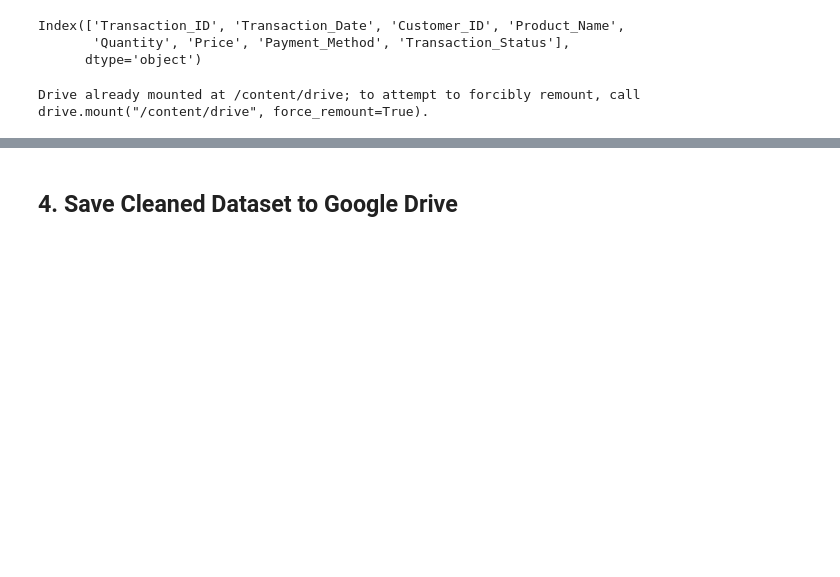
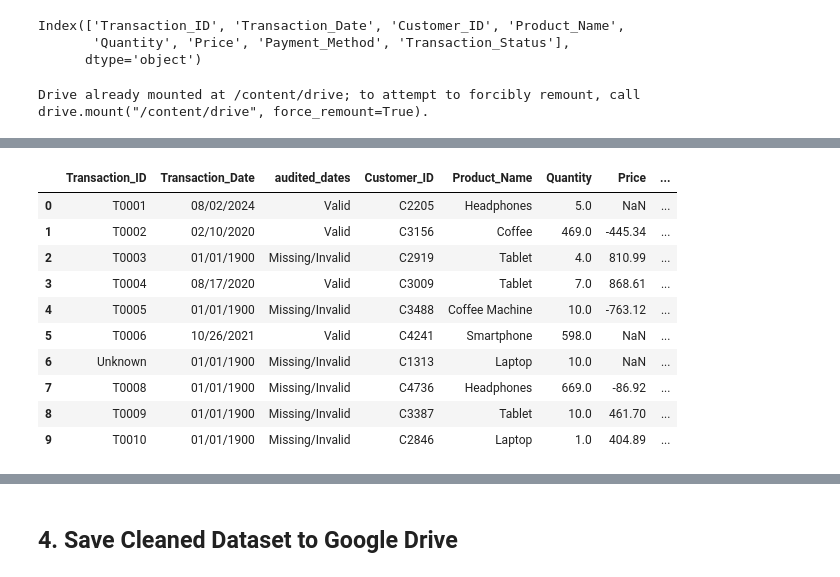
Before and after one commit to Datadog-995/Cleaned-Butcher-Sales-Portfolio, a Jupyter notebook: 7_financial_transactions_final_cleanedi_pynb.ipynb, the cells around one changed output, grey strips where cells are left out. Cells and saved outputs as stored; diff of their text form; code cells hidden in the pictures; blank space fills up the shorter version.

```diff
--- a/7_financial_transactions_final_cleanedi_pynb.ipynb
+++ b/7_financial_transactions_final_cleanedi_pynb.ipynb
@@ -238,0 +633,76 @@ df.to_csv("7-financial_Transactions_FULL_100k.csv", index=False)
+# %%
+# 1. Reload raw data to catch pristine values
+df_full = pd.read_csv("7-dirty_financial_transactions.csv")
+
+# 2. Audit raw Price column BEFORE modifications
+df_full['audited_prices'] = 'Valid'
+df_full.loc[df_full['Price'].isna(), 'audited_prices'] = 'Missing/Invalid'
+
+raw_price_numeric = pd.to_numeric(df_full['Price'], errors='coerce')
+df_full.loc[raw_price_numeric < 0, 'audited_prices'] = 'Negative'
+df_full.loc[raw_price_numeric.isna() & df_full['Price'].notna(), 'audited_prices'] = 'Missing/Invalid'
+
+# 3. Clean Standard Columns
+df_full['Transaction_ID'] = df_full['Transaction_ID'].fillna('Unknown')
+df_full['Customer_ID'] = df_full['Customer_ID'].fillna('Unknown')
+
+# Force Date formatting strictly into a string column of MM/DD/YYYY
+raw_date_coerced = pd.to_datetime(df_full['Transaction_Date'], errors='coerce')
+df_full['audited_dates'] = 'Valid'
+df_full.loc[raw_date_coerced.isna(), 'audited_dates'] = 'Missing/Invalid'
+# Use .dt.strftime to guarantee the look in the text file
+df_full['Transaction_Date'] = raw_date_coerced.fillna(pd.Timestamp('1900-01-01')).dt.strftime('%m/%d/%Y')
+
+# Clean Quantity
+df_full['Quantity'] = pd.to_numeric(df_full['Quantity'], errors='coerce').fillna(0).abs()
+
+# 4. Format Price column: Keep negatives (ex: -5.05) and leave missing as NaN string
+def format_price(val):
+    if pd.isna(val):
+        return 'NaN'
+    try:
+        return f"{float(val):.2f}"
+    except ValueError:
+        return 'NaN'
+
+df_full['Price'] = raw_price_numeric.map(format_price)
+
+# 5. Product Mapping & String Standardizations
+product_mapping = {
+    'Cof': 'Coffee', 'Coffe': 'Coffee',
+    'Coffee M': 'Coffee Machine', 'Coffee Ma': 'Coffee Machine',
+    'Smar': 'Smartphone', 'Smartp': 'Smartphone', 'Smartpho': 'Smartphone',
+    'Hea': 'Headphones', 'Headp': 'Headphones', 'Headpho': 'Headphones',
+    'Tab': 'Tablet', 'Tabl': 'Tablet', 'Table': 'Tablet', 'T': 'Tablet',
+    'Lap': 'Laptop', 'Lapt': 'Laptop', 'Lapto': 'Laptop'
+}
+df_full['Product_Name'] = df_full['Product_Name'].replace(product_mapping)
+df_full['Payment_Method'] = df_full['Payment_Method'].astype(str).str.replace(' ', '').str.lower()
+df_full['Transaction_Status'] = df_full['Transaction_Status'].astype(str).str.strip().str.capitalize().replace({'Complete': 'Completed'})
+
+# 6. Column Reordering
+columns = list(df_full.columns)
+columns.remove('audited_dates')
+columns.insert(columns.index('Transaction_Date') + 1, 'audited_dates')
+columns.remove('audited_prices')
+columns.insert(columns.index('Price') + 1, 'audited_prices')
+df_full = df_full[columns]
+
+# 7. Save outputs
+df_full.to_csv("7-financial_Transactions_Final_Clean.csv", index=False)
+df_full.to_csv("/content/drive/My Drive/7-financial_Transactions_Final_Clean.csv", index=False)
+
+# Preview
+df_full.head(10)
+# %% [output]
+|  | Transaction_ID | Transaction_Date | audited_dates | Customer_ID | Product_Name | Quantity | Price | ... |
+| 0 | T0001 | 08/02/2024 | Valid | C2205 | Headphones | 5.0 | NaN | ... |
+| 1 | T0002 | 02/10/2020 | Valid | C3156 | Coffee | 469.0 | -445.34 | ... |
+| 2 | T0003 | 01/01/1900 | Missing/Invalid | C2919 | Tablet | 4.0 | 810.99 | ... |
+| 3 | T0004 | 08/17/2020 | Valid | C3009 | Tablet | 7.0 | 868.61 | ... |
+| 4 | T0005 | 01/01/1900 | Missing/Invalid | C3488 | Coffee Machine | 10.0 | -763.12 | ... |
+| 5 | T0006 | 10/26/2021 | Valid | C4241 | Smartphone | 598.0 | NaN | ... |
+| 6 | Unknown | 01/01/1900 | Missing/Invalid | C1313 | Laptop | 10.0 | NaN | ... |
+| 7 | T0008 | 01/01/1900 | Missing/Invalid | C4736 | Headphones | 669.0 | -86.92 | ... |
+| 8 | T0009 | 01/01/1900 | Missing/Invalid | C3387 | Tablet | 10.0 | 461.70 | ... |
+| 9 | T0010 | 01/01/1900 | Missing/Invalid | C2846 | Laptop | 1.0 | 404.89 | ... |
```
Also changed, not shown: parts of 13 cells of this notebook.
